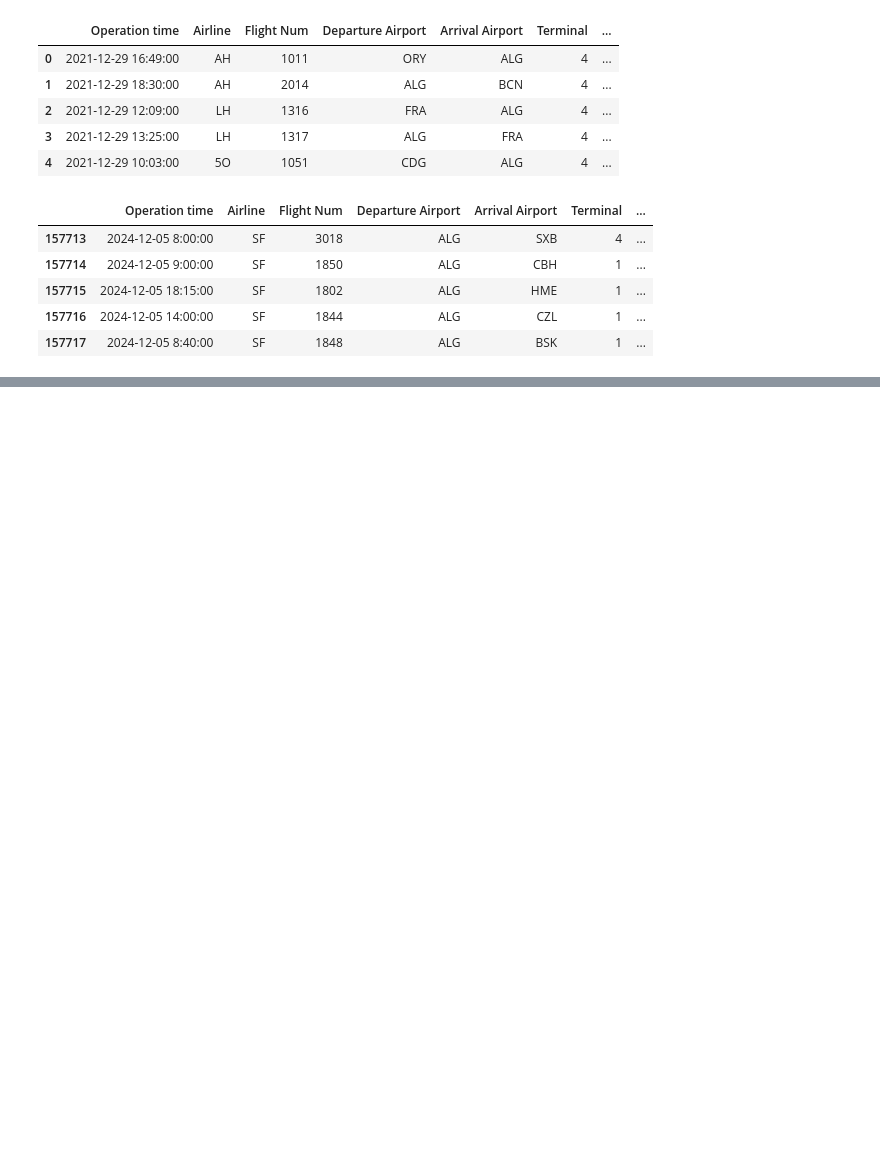
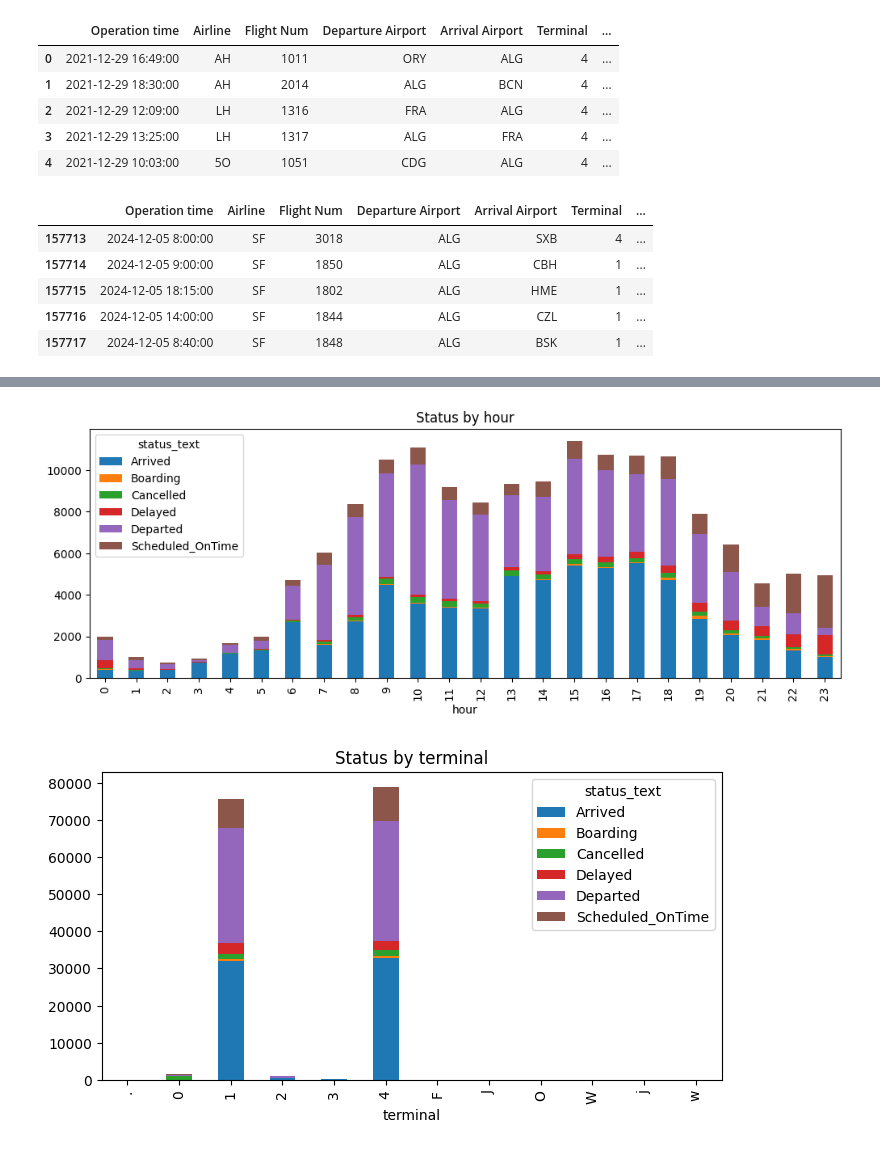
Before and after one commit to zinabch/air-traffic-data-mining, a Jupyter notebook: houari.ipynb, the cells around one changed output, grey strips where cells are left out. Saved outputs shown, nothing was run; the diff lists cells and outputs as text; code cells hidden in the pictures; blank space fills up the shorter version.

```diff
--- a/houari.ipynb
+++ b/houari.ipynb
@@ -61,10 +49,10 @@ for col in str_cols:
 # %%
-key_cols = ['flightnumber', 'operationtime', 'origindate','departureairport', 'arrivalairport', 'CodeContext']
+key_cols = ['flightnum', 'operationtime', 'origindate','departureairport', 'arrivalairport', 'codecontext']
 df['missing_key_count'] = df[key_cols].isna().sum(axis=1)
 # %%
 df_clean = df[df['missing_key_count'] <= 1].copy()
 # %%
-mask_bad_fn = df_clean['flightnumber'].isna()
+mask_bad_fn = df_clean['flightnum'].isna()
 mask_bad_ap = df_clean['departureairport'].isna() & df_clean['arrivalairport'].isna()
 df_clean = df_clean[~(mask_bad_fn | mask_bad_ap)].copy()
 # %%
@@ -80,7 +86,30 @@ print(df_clean[['airline', 'departureairport', 'arrivalairport', 'CodeContext']]
 # %%
 # now we work with df_clean
-# %%
-#Create new column For status_text (map codeContext => status_text)
-df_clean['status_text'] = df_clean['CodeContext'].map(context_data)
-
-df_clean.head()
+# %%
+#Create new column For status_text (map codeContext => status_text)
+# Create new column For status_text (map codecontext => status_text)
+if "status_map" not in globals():
+    status_map = {
+        "SCT": "Scheduled_OnTime",
+        "EAR": "Scheduled_OnTime",
+        "DEL": "Delayed",
+        "BST": "Boarding",
+        "BEN": "Boarding",
+        "GCL": "Boarding",
+        "FCL": "Boarding",
+        "OFB": "Departed",
+        "THM": "EnRoute",
+        "TEN": "EnRoute",
+        "LAN": "Arrived",
+        "ONB": "Arrived",
+        "DX": "Cancelled",
+        "DV": "Diverted",
+        "RT": "Diverted",
+        "GRT": "Diverted",
+    }
+
+df_clean["status_text"] = df_clean["codecontext"].map(status_map)
+
+df_clean.head()
+
+df_clean.head()
@@ -151,11 +296,14 @@ plt.show()
 # %%
 pd.crosstab(df_clean['hour'], df_clean['status_text']).plot(kind='bar', stacked=True, figsize=(12,4))
 plt.title('Status by hour')
 plt.show()
 
-pd.crosstab(df_clean['aircraftterminal'], df_clean['status_text']).plot(kind='bar', stacked=True, figsize=(8,4))
+pd.crosstab(df_clean['terminal'], df_clean['status_text']).plot(kind='bar', stacked=True, figsize=(8,4))
 plt.title('Status by terminal')
 plt.show()
+# %% [output]
+[figure, added]
+[figure, added]
 # %%
 df_clean['route'] = df_clean['departureairport'] + '-' + df_clean['arrivalairport']
 # %%
```
Also changed, not shown: parts of 67 cells of this notebook.
